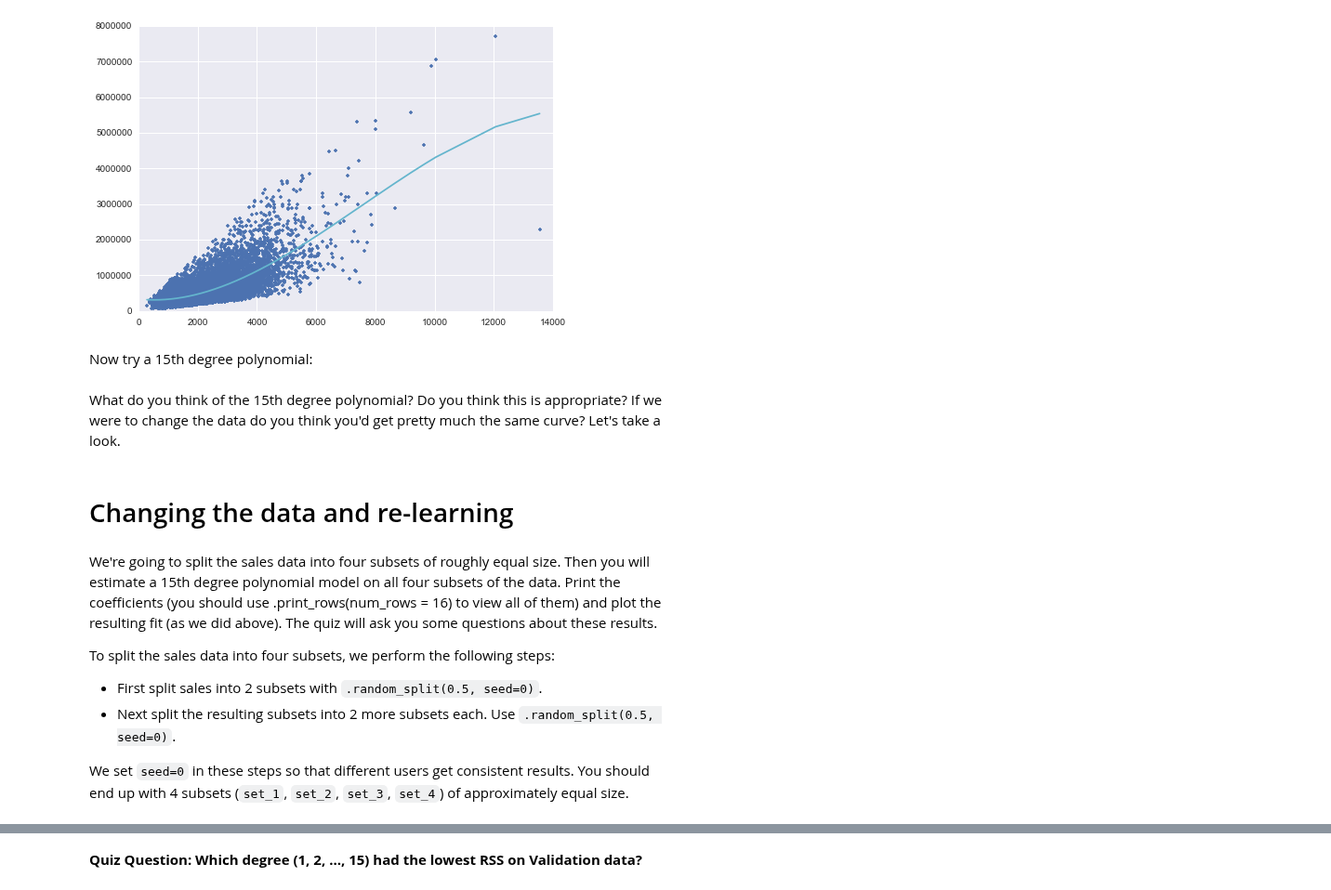
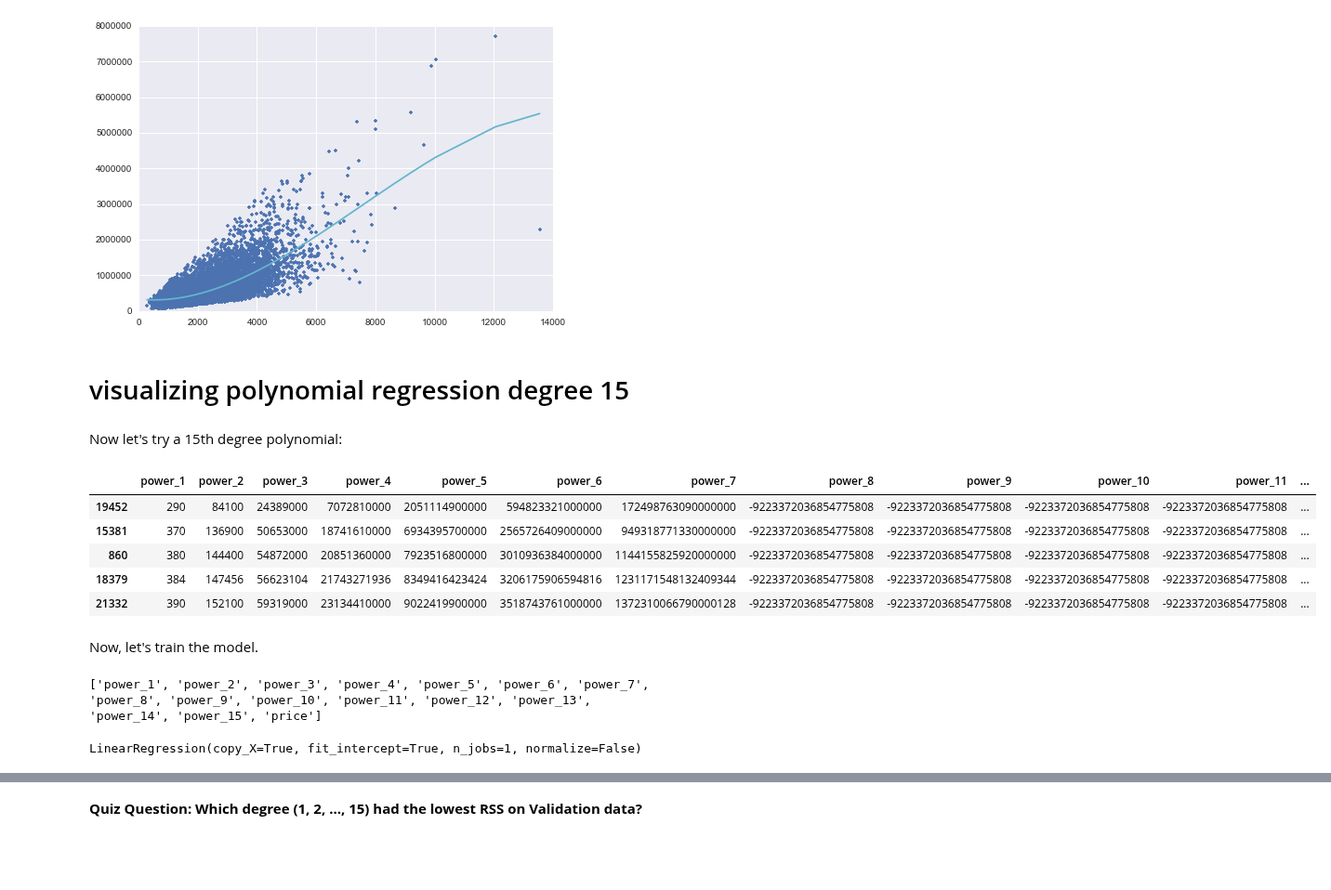
Before and after one commit to benjaminsw/regression, a Jupyter notebook: kc_house/Polynomial Regression.ipynb, the cells around one changed output, grey strips where cells are left out. Shown at 93% size. Drawn from its saved outputs; the diff is of its cells as text; code cells hidden in the pictures; blank space fills up the shorter version.

```diff
--- a/kc_house/Polynomial Regression.ipynb
+++ b/kc_house/Polynomial Regression.ipynb
@@ -254,2 +254,4 @@ plt.plot(poly3_data['power_1'],poly3_data['price'],'b.',
+# %% [markdown]
+# visualizing polynomial regression degree 15
 # %% [markdown]
-Now try a 15th degree polynomial:
+Now let's try a 15th degree polynomial:
@@ -258,18 +258,23 @@ poly15_data = polynomial_sframe(sales['sqft_living'], 15)
+# %%
+poly15_data = polynomial_dataframe(pd.DataFrame(data["sqft_living"]), 15)
+poly15_data.head()
+# %% [output]
+|  | power_1 | power_2 | power_3 | power_4 | power_5 | power_6 | power_7 | power_8 | power_9 | power_10 | power_11 | ... |
+| 19452 | 290 | 84100 | 24389000 | 7072810000 | 2051114900000 | 594823321000000 | 172498763090000000 | -9223372036854775808 | -9223372036854775808 | -9223372036854775808 | -9223372036854775808 | ... |
+| 15381 | 370 | 136900 | 50653000 | 18741610000 | 6934395700000 | 2565726409000000 | 949318771330000000 | -9223372036854775808 | -9223372036854775808 | -9223372036854775808 | -9223372036854775808 | ... |
+| 860 | 380 | 144400 | 54872000 | 20851360000 | 7923516800000 | 3010936384000000 | 1144155825920000000 | -9223372036854775808 | -9223372036854775808 | -9223372036854775808 | -9223372036854775808 | ... |
+| 18379 | 384 | 147456 | 56623104 | 21743271936 | 8349416423424 | 3206175906594816 | 1231171548132409344 | -9223372036854775808 | -9223372036854775808 | -9223372036854775808 | -9223372036854775808 | ... |
+| 21332 | 390 | 152100 | 59319000 | 23134410000 | 9022419900000 | 3518743761000000 | 1372310066790000128 | -9223372036854775808 | -9223372036854775808 | -9223372036854775808 | -9223372036854775808 | ... |
+# %% [markdown]
+Now, let's train the model.
 # %%
-my_features15 = poly15_data.column_names() # get the name of the features
-print my_features15
-poly15_data['price'] = sales['price'] # add price to the data since it's the target
-model15 = graphlab.linear_regression.create(poly15_data, target = 'price', features = my_features15, validation_set = None)
+features15 = list(poly15_data.columns.values) # get the name of the features
+print features15
+poly15_data['price'] = data['price'] # add price to the data since it's the target
+# Create linear regression object
+regfit15 = linear_model.LinearRegression(fit_intercept=True)
+#train model
+regfit15.fit(poly15_data[features15], poly15_data.iloc[:,(len(poly15_data.columns)-1)].to_frame())
+# %% [output]
+['power_1', 'power_2', 'power_3', 'power_4', 'power_5', 'power_6', 'power_7', 'power_8', 'power_9', 'power_10', 'power_11', 'power_12', 'power_13', 'power_14', 'power_15', 'price']
+LinearRegression(copy_X=True, fit_intercept=True, n_jobs=1, normalize=False)
-# %% [markdown]
-What do you think of the 15th degree polynomial? Do you think this is appropriate? If we were to change the data do you think you'd get pretty much the same curve? Let's take a look.
-# %% [markdown]
-# Changing the data and re-learning
-# %% [markdown]
-We're going to split the sales data into four subsets of roughly equal size. Then you will estimate a 15th degree polynomial model on all four subsets of the data. Print the coefficients (you should use .print_rows(num_rows = 16) to view all of them) and plot the resulting fit (as we did above). The quiz will ask you some questions about these results.
-
-To split the sales data into four subsets, we perform the following steps:
-* First split sales into 2 subsets with `.random_split(0.5, seed=0)`.
-* Next split the resulting subsets into 2 more subsets each. Use `.random_split(0.5, seed=0)`.
-
-We set `seed=0` in these steps so that different users get consistent results.
-You should end up with 4 subsets (`set_1`, `set_2`, `set_3`, `set_4`) of approximately equal size.
```
Also changed, not shown: parts of 19 cells of this notebook.
